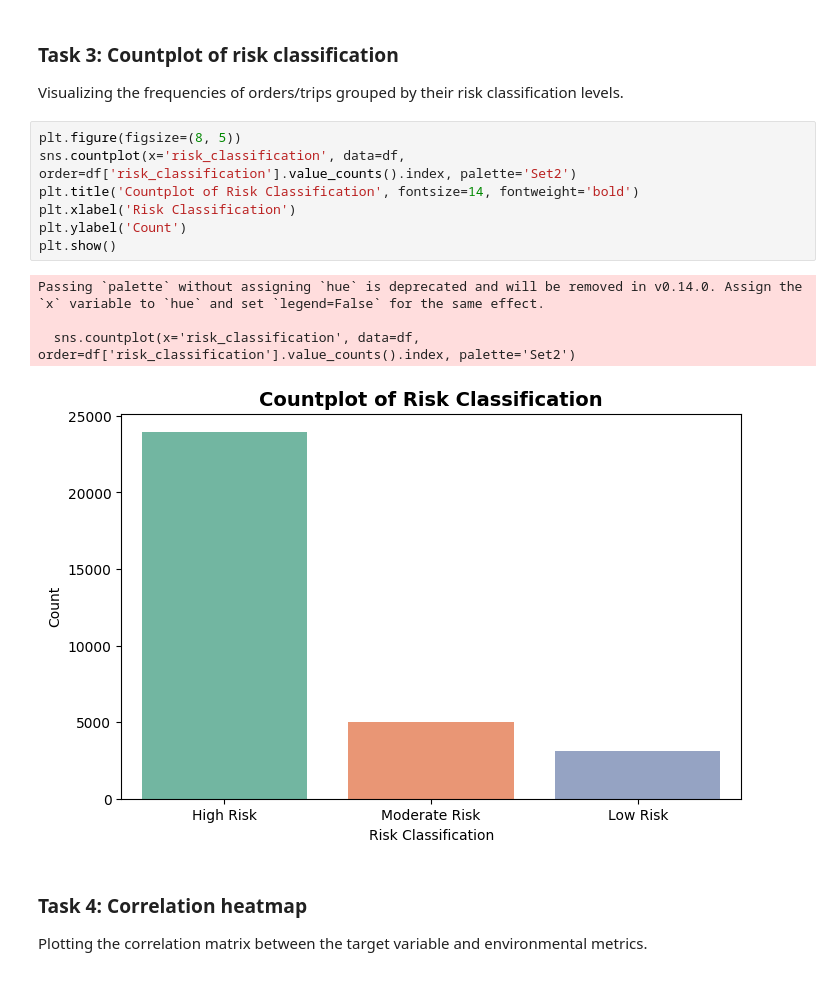
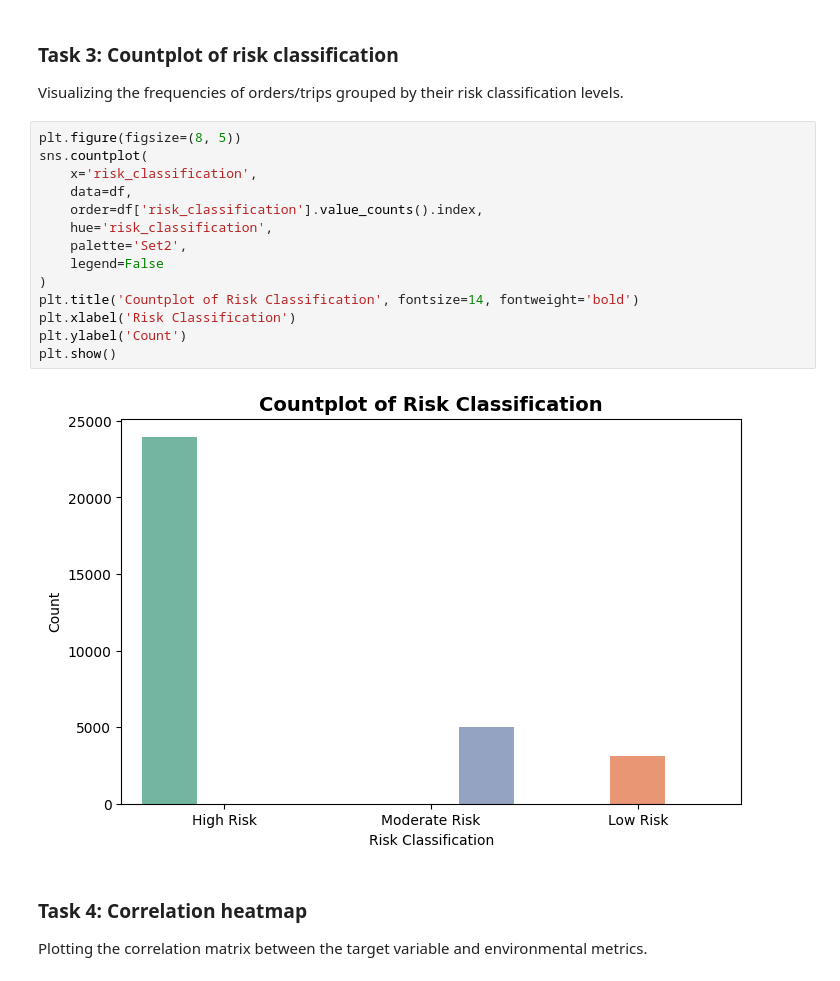
Before and after one commit to nguyennamthang56-cmd/projectshiptime, a Jupyter notebook: Data Understanding & Data Pre-processing.ipynb, the cells around one changed output. Drawn from its saved outputs; the diff is of its cells as text.

```diff
--- a/Data Understanding & Data Pre-processing.ipynb
+++ b/Data Understanding & Data Pre-processing.ipynb
@@ -372,16 +372,20 @@ plt.show()
 Visualizing the frequencies of orders/trips grouped by their risk classification levels.
 # %%
 plt.figure(figsize=(8, 5))
-sns.countplot(x='risk_classification', data=df, order=df['risk_classification'].value_counts().index, palette='Set2')
+sns.countplot(
+    x='risk_classification',
+    data=df,
+    order=df['risk_classification'].value_counts().index,
+    hue='risk_classification',
+    palette='Set2',
+    legend=False
+)
 plt.title('Countplot of Risk Classification', fontsize=14, fontweight='bold')
 plt.xlabel('Risk Classification')
 plt.ylabel('Count')
 plt.show()
 # %% [output]
-Passing `palette` without assigning `hue` is deprecated and will be removed in v0.14.0. Assign the `x` variable to `hue` and set `legend=False` for the same effect.
-
-  sns.countplot(x='risk_classification', data=df, order=df['risk_classification'].value_counts().index, palette='Set2')
-[figure, old version]
+[figure, new version]
 # %% [markdown]
 ### Task 4: Correlation heatmap
 Plotting the correlation matrix between the target variable and environmental metrics.
```
Also changed, not shown: parts of 2 cells of this notebook.
